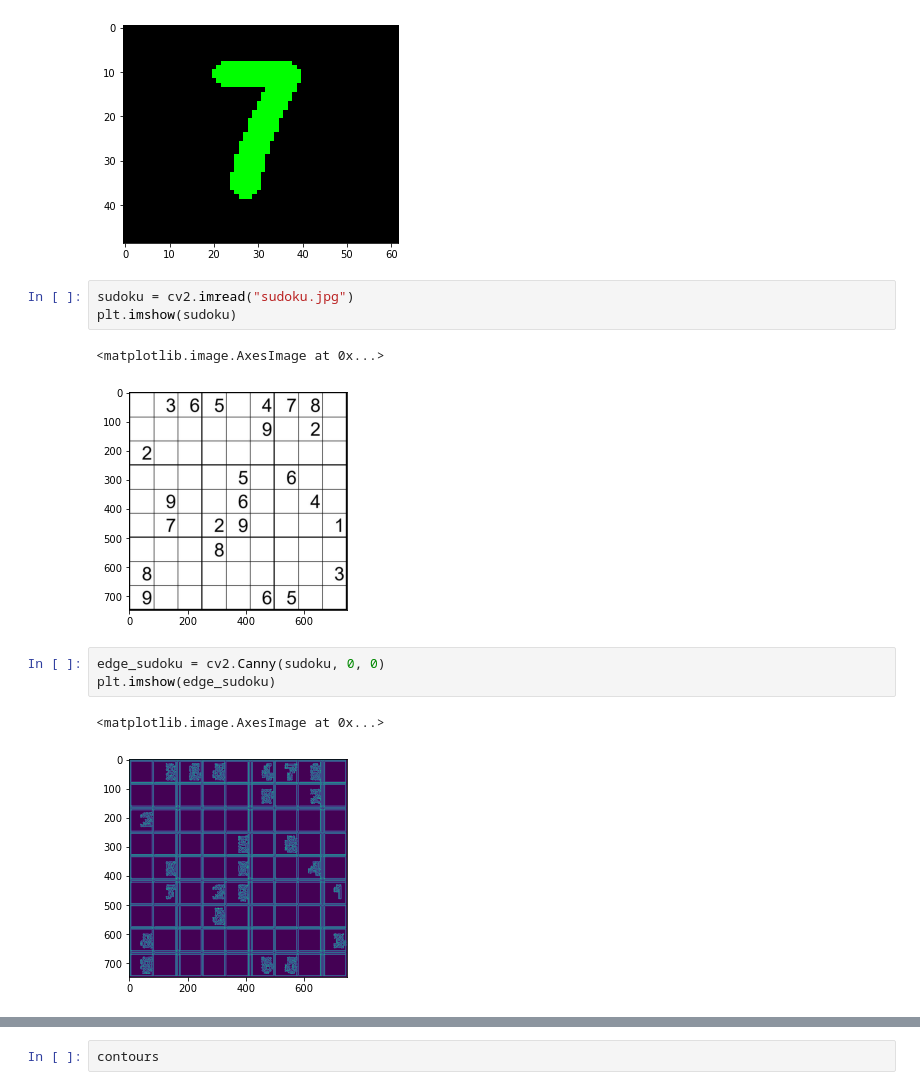
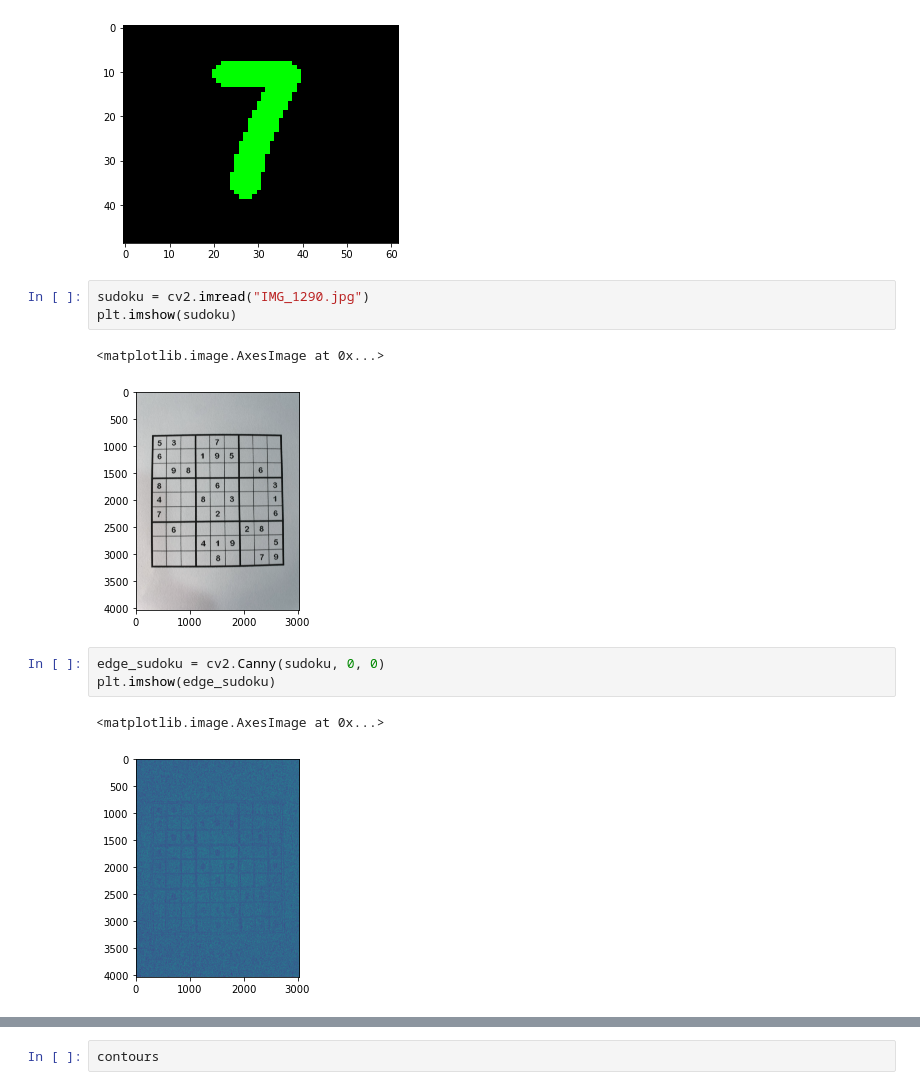
Before and after one commit to antoniogarciagiron/Sudoku-solver, a Jupyter notebook: Ajustar imágenes.ipynb, the cells around one changed output, grey strips where cells are left out. Drawn from its saved outputs; the diff is of its cells as text.

Commit message:
Transformador sudoku de foto a digital hecho, pero tiene fallos

```diff
--- a/Ajustar imágenes.ipynb
+++ b/Ajustar imágenes.ipynb
@@ -165,17 +165,17 @@ plt.imshow(inverted)
 <matplotlib.image.AxesImage at 0x...>
 [figure]
 # %%
-sudoku = cv2.imread("sudoku.jpg")
+sudoku = cv2.imread("IMG_1290.jpg")
 plt.imshow(sudoku)
 # %% [output]
 <matplotlib.image.AxesImage at 0x...>
-[figure, old version]
+[figure, new version]
 # %%
 edge_sudoku = cv2.Canny(sudoku, 0, 0)
 plt.imshow(edge_sudoku)
 # %% [output]
 <matplotlib.image.AxesImage at 0x...>
-[figure, old version]
+[figure, new version]
 # %%
 imgray = cv2.cvtColor(sudoku, cv2.COLOR_BGR2GRAY)
 plt.imshow(imgray)
```
Also changed, not shown: parts of 2 cells of this notebook, 11 other files.
